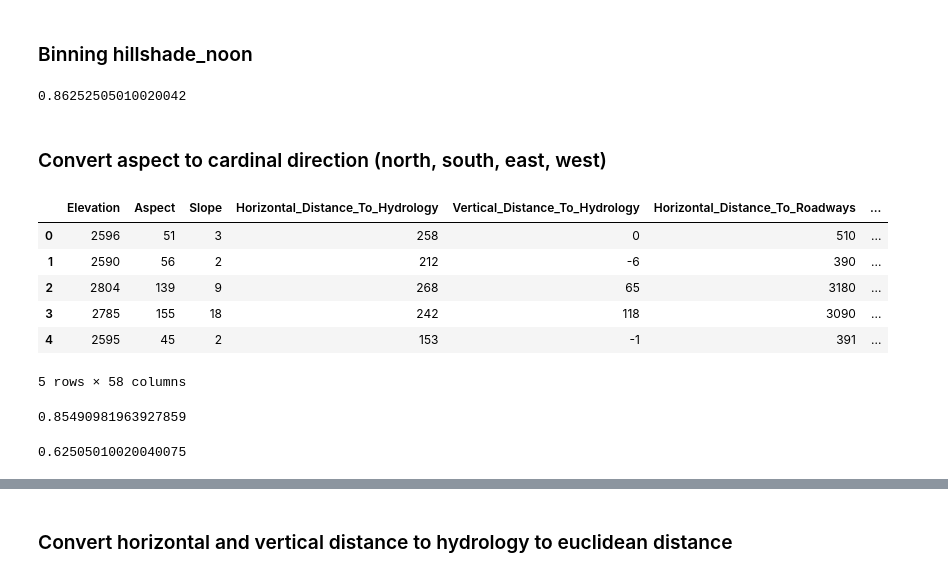
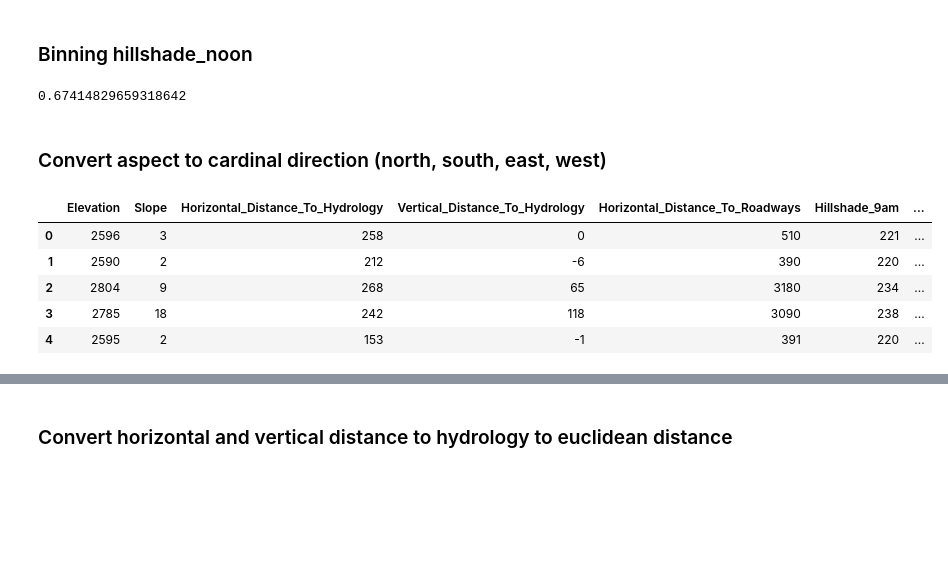
Before and after one commit to chingnaw/W207_Final, a Jupyter notebook: notebooks/Chris Fleisch - Forest Coverage.ipynb, the cells around one changed output, grey strips where cells are left out. Saved outputs shown, nothing was run; the diff lists cells and outputs as text; code cells hidden in the pictures; blank space fills up the shorter version.

```diff
--- a/notebooks/Chris Fleisch - Forest Coverage.ipynb
+++ b/notebooks/Chris Fleisch - Forest Coverage.ipynb
@@ -383,0 +504,5 @@ run_rand_forest(X_train_std, y_train, X_test_std, y_test)
+# %%
+def remove_features(data, feature_list):
+    new_data = data.copy(deep=True)
+    new_data.drop(new_data.columns[feature_list], axis=1, inplace=True)
+    return new_data
@@ -383,0 +552,16 @@ run_rand_forest(X_train_std, y_train, X_test_std, y_test)
+# %%
+# New accuracy with removed features
+
+new_data = remove_features(data, bad_features)
+
+print(new_data.shape)
+
+X_train, y_train, X_test, y_test = split_data(new_data, labels)
+
+lr_pipe = make_pipeline(StandardScaler(), LogisticRegression())
+
+lr_pipe.fit(X_train, y_train)
+y_pred = lr_pipe.predict(X_test)
+
+new_accuracy = np.mean(y_pred == y_test)
+new_accuracy
@@ -425,40 +604,41 @@ X_train_with_binned = np.hstack([X_train.drop('Hillshade_Noon', axis=1), X_train
 which_bin = np.digitize(X_test.Hillshade_Noon, bins=noon_bins)
 X_test_noon_binned = encoder.transform(which_bin.reshape(-1, 1))
 X_test_with_binned = np.hstack([X_test.drop('Hillshade_Noon', axis=1), X_test_noon_binned])
-# %%
-run_rand_forest(X_train_with_binned, y_train, X_test_with_binned, y_test)
-# %% [output]
-0.86252505010020042
+# %%
+lr_pipe = make_pipeline(StandardScaler(), LogisticRegression())
+
+lr_pipe.fit(X_train_with_binned, y_train)
+y_pred = lr_pipe.predict(X_test_with_binned)
+
+accuracy = np.mean(y_pred == y_test)
+accuracy
+# %% [output]
+0.67414829659318642
 # %% [markdown]
 ### Convert aspect to cardinal direction (north, south, east, west)
 # %%
+def convert_to_cardinal(data):
+    new_data = data.copy(deep=True)
+    dir_labels = ['north east', 'east north', 'east south', 'south east',
+              'south west', 'west south', 'west north', 'north west']
+    new_data.loc[:, ('direction')] = pd.cut(data.loc[:, ('Aspect')], range(0, 365, 45), right=False, labels=dir_labels)
 
-new_data = data.copy(deep=True)
-dir_labels = ['north east', 'east north', 'east south', 'south east',
-          'south west', 'west south', 'west north', 'north west']
-new_data.loc[:, ('direction')] = pd.cut(data.loc[:, ('Aspect')], range(0, 365, 45), right=False, labels=dir_labels)
+    new_data.direction = new_data.direction.replace('east north', 'north') \
+        .replace('north west', 'north') \
+        .replace('east north', 'east').replace('east south', 'east').replace('south east', 'south') \
+        .replace('south west', 'south').replace('west south', 'west').replace('west north', 'west') \
+        .replace('north east', 'north')
 
-new_data.direction = new_data.direction.replace('east north', 'north') \
-    .replace('north west', 'north') \
-    .replace('east north', 'east').replace('east south', 'east').replace('south east', 'south') \
-    .replace('south west', 'south').replace('west south', 'west').replace('west north', 'west') \
-    .replace('north east', 'north')
+    new_data = pd.get_dummies(new_data)
+    new_data.drop(['Aspect'], axis=1, inplace=True)
+    return new_data
 # %%
-new_data = pd.get_dummies(new_data)
+new_data = convert_to_cardinal(data)
 new_data.head()
 # %% [output]
-|  | Elevation | Aspect | Slope | Horizontal_Distance_To_Hydrology | Vertical_Distance_To_Hydrology | Horizontal_Distance_To_Roadways | ... |
-| 0 | 2596 | 51 | 3 | 258 | 0 | 510 | ... |
-| 1 | 2590 | 56 | 2 | 212 | -6 | 390 | ... |
-| 2 | 2804 | 139 | 9 | 268 | 65 | 3180 | ... |
-| 3 | 2785 | 155 | 18 | 242 | 118 | 3090 | ... |
-| 4 | 2595 | 45 | 2 | 153 | -1 | 391 | ... |
+|  | Elevation | Slope | Horizontal_Distance_To_Hydrology | Vertical_Distance_To_Hydrology | Horizontal_Distance_To_Roadways | Hillshade_9am | ... |
+| 0 | 2596 | 3 | 258 | 0 | 510 | 221 | ... |
+| 1 | 2590 | 2 | 212 | -6 | 390 | 220 | ... |
+| 2 | 2804 | 9 | 268 | 65 | 3180 | 234 | ... |
+| 3 | 2785 | 18 | 242 | 118 | 3090 | 238 | ... |
+| 4 | 2595 | 2 | 153 | -1 | 391 | 220 | ... |
-5 rows × 58 columns
-# %%
-run_rand_forest(*split_data(new_data, labels))
-# %% [output]
-0.85490981963927859
-# %%
-run_ridge(*split_data(new_data, labels))
-# %% [output]
-0.62505010020040075
```
Also changed, not shown: parts of 57 cells of this notebook.
